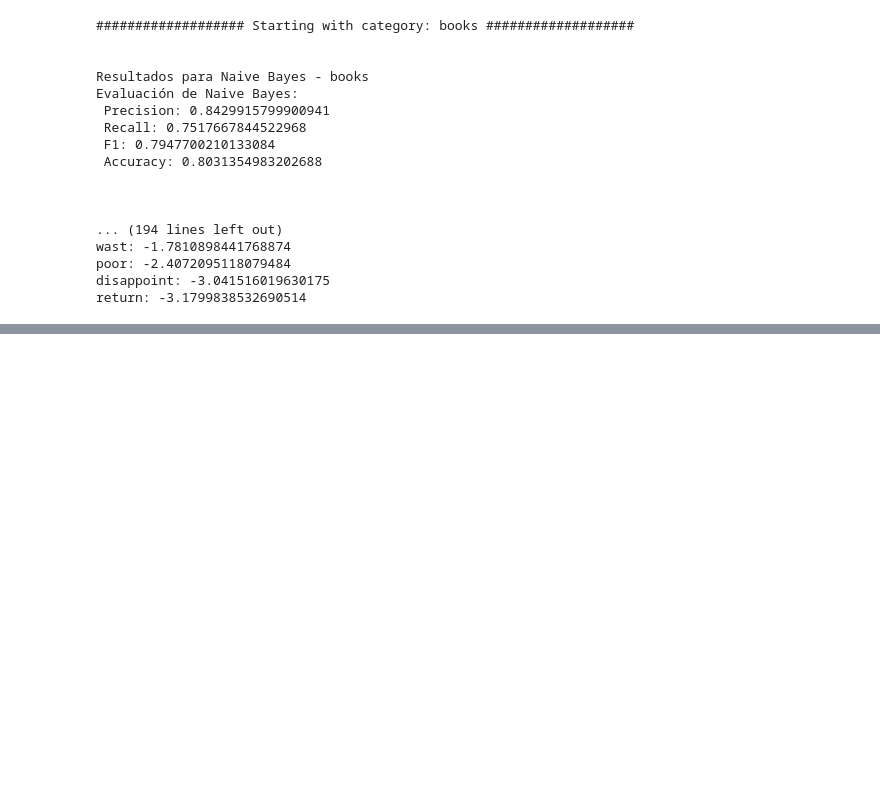
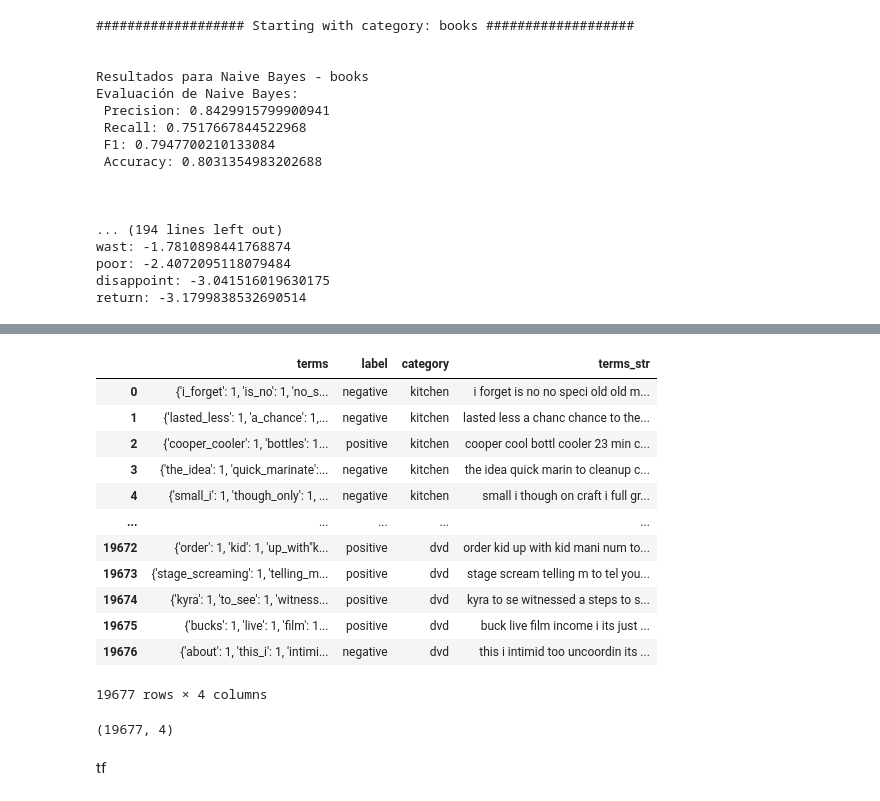
Before and after one commit to Tomas1307/NLP, a Jupyter notebook: HW03/sentiment_analysis.ipynb, the cells around one changed output, grey strips where cells are left out. Saved outputs shown, nothing was run; the diff lists cells and outputs as text; code cells hidden in the pictures; blank space fills up the shorter version.

```diff
--- a/HW03/sentiment_analysis.ipynb
+++ b/HW03/sentiment_analysis.ipynb
@@ -642,0 +668,22 @@ return: -3.1799838532690514
+# %%
+df_test
+# %% [output]
+|  | terms | label | category | terms_str |
+| 0 | {'i_forget': 1, 'is_no': 1, 'no_s... | negative | kitchen | i forget is no no speci old old m... |
+| 1 | {'lasted_less': 1, 'a_chance': 1,... | negative | kitchen | lasted less a chanc chance to the... |
+| 2 | {'cooper_cooler': 1, 'bottles': 1... | positive | kitchen | cooper cool bottl cooler 23 min c... |
+| 3 | {'the_idea': 1, 'quick_marinate':... | negative | kitchen | the idea quick marin to cleanup c... |
+| 4 | {'small_i': 1, 'though_only': 1, ... | negative | kitchen | small i though on craft i full gr... |
+| ... | ... | ... | ... | ... |
+| 19672 | {'order': 1, 'kid': 1, 'up_with"k... | positive | dvd | order kid up with kid mani num to... |
+| 19673 | {'stage_screaming': 1, 'telling_m... | positive | dvd | stage scream telling m to tel you... |
+| 19674 | {'kyra': 1, 'to_see': 1, 'witness... | positive | dvd | kyra to se witnessed a steps to s... |
+| 19675 | {'bucks': 1, 'live': 1, 'film': 1... | positive | dvd | buck live film income i its just ... |
+| 19676 | {'about': 1, 'this_i': 1, 'intimi... | negative | dvd | this i intimid too uncoordin its ... |
+19677 rows × 4 columns
+# %%
+df_test.shape
+# %% [output]
+(19677, 4)
+# %% [markdown]
+tf
```
Also changed, not shown: parts of 12 cells of this notebook.
